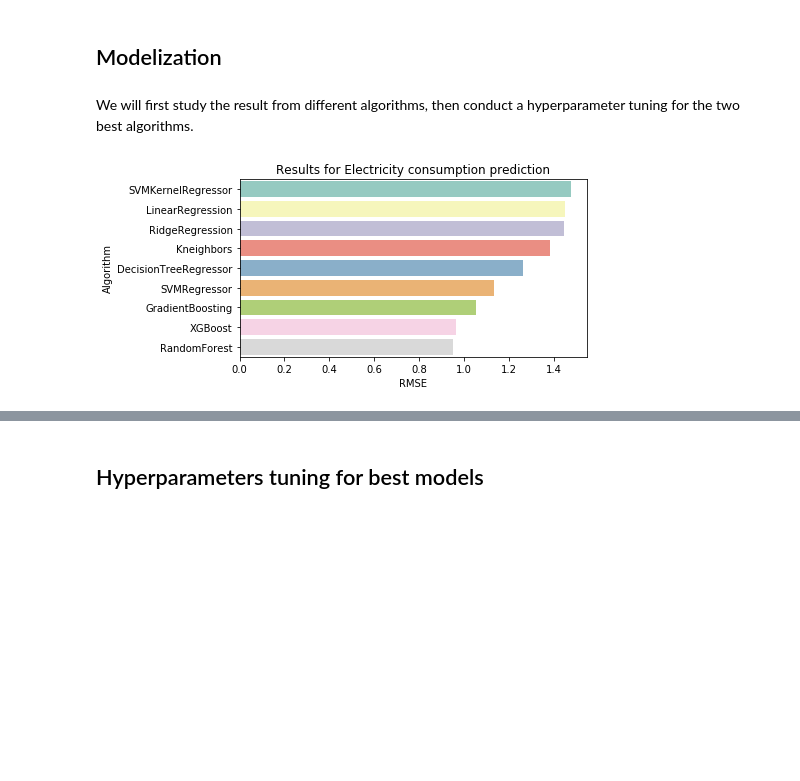
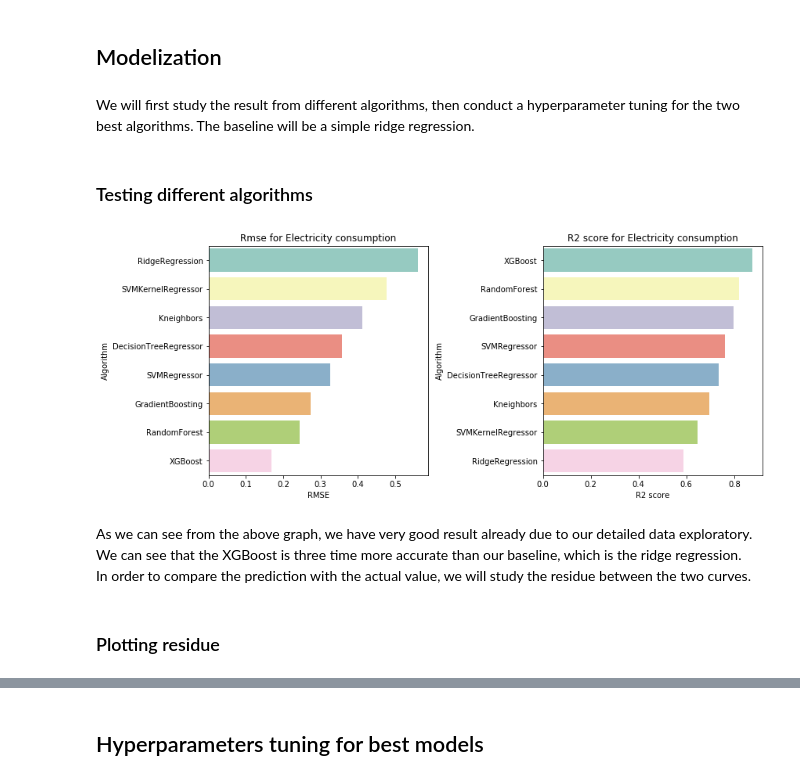
Before and after one commit to JulesLB/OpenClassroomsProject, a Jupyter notebook: Project4/Project4 _ Prediction.ipynb, the cells around one changed output, grey strips where cells are left out. Saved outputs shown, nothing was run; the diff lists cells and outputs as text; code cells hidden in the pictures; blank space fills up the shorter version.

Commit message:
Final results

```diff
--- a/Project4/Project4 _ Prediction.ipynb
+++ b/Project4/Project4 _ Prediction.ipynb
@@ -59,54 +69,64 @@ X_test_std = std_scaler.transform(X_test)
 ## Modelization
 # %% [markdown]
 We will first study the result from different algorithms, then conduct a hyperparameter tuning for the two best algorithms.
+The baseline will be a simple ridge regression.
 # %%
 def compute_output(clf, X_train, y_train, X_test):
     """Fit the classifier and predict the output"""
     clf.fit(X_train,y_train)
     y_pred_fnc = clf.predict(X_test)
     return y_pred_fnc
+# %% [markdown]
+### Testing different algorithms
 # %%
 #Electricity prediction
 classifiers = []
 
-classifiers.append(RandomForestRegressor(n_jobs=-1, n_estimators=100))
-classifiers.append(xgb.XGBRegressor(objective="reg:squarederror", random_state=42))
-classifiers.append(GradientBoostingRegressor(n_estimators=100))
+classifiers.append(RandomForestRegressor(n_jobs=-1, n_estimators=100,random_state=seed,max_depth=10))
+classifiers.append(xgb.XGBRegressor(objective="reg:squarederror",n_estimators=100, random_state=seed))
+classifiers.append(GradientBoostingRegressor(n_estimators=100, random_state=seed))
 classifiers.append(DecisionTreeRegressor())
 classifiers.append(KNeighborsRegressor(n_jobs=8, n_neighbors=5, weights='distance', p=2))
 classifiers.append(svm.SVR(gamma="auto"))
 classifiers.append(svm.SVR(kernel='rbf', C=100, gamma=0.1, epsilon=.1))
 classifiers.append(linear_model.Ridge())
-classifiers.append(linear_model.LinearRegression())
+# classifiers.append(linear_model.LinearRegression())
 
 y_pred_all = []
-error_all = []
+error_all_r2 = []
+error_all_rmse = []
 
 for i,clf in enumerate(classifiers):
     y_pred_all.append(compute_output(clf,X_train_std, y_train, X_test_std))
-    error_all.append(metrics.mean_squared_error(y_test, y_pred_all[i]))
-#     error_test.append(metrics.mean_squared_error(y_test, y_pred_test[i]))
+    error_all_r2.append(metrics.r2_score(y_test, y_pred_all[i]))
+    error_all_rmse.append(metrics.mean_squared_error(y_test, y_pred_all[i]))
 # %%
-def draw_result(results,algorithm_name,title):
-    cv_res = pd.DataFrame({"RMSE":results,"Algorithm":algorithm_name})
-    new_idx = cv_res.RMSE.sort_values(ascending=False).index
+def draw_result(results,x_label,algorithm_name,title):
+    name = str(results)
+    cv_res = pd.DataFrame({'Result':results,"Algorithm":algorithm_name})
+    new_idx = cv_res.Result.sort_values(ascending=False).index
     cv_res = cv_res.reindex(new_idx)
-    g = sns.barplot("RMSE","Algorithm",data = cv_res, palette="Set3",orient = "h")
-    g.set_xlabel("RMSE")
+    g = sns.barplot("Result","Algorithm",data = cv_res, palette="Set3",orient = "h")
+    g.set_xlabel(x_label)
 #     g.set(xlim=(0,2))#max(cv_res["R2_score"]
     g = g.set_title(title)
 
 algo = ["RandomForest","XGBoost","GradientBoosting","DecisionTreeRegressor","Kneighbors",
-        "SVMRegressor","SVMKernelRegressor","RidgeRegression","LinearRegression"]
+        "SVMRegressor","SVMKernelRegressor","RidgeRegression"]#,"LinearRegression"]
 
-figure = plt.figure(figsize=(7,6))
-# plt.subplot(211)
-# draw_result(error_all1,algo,"Results for CO2 emission prediction")
-plt.subplot(212)
-draw_result(error_all,algo,"Results for Electricity consumption prediction")
+figure = plt.figure(figsize=(12,5))
+plt.subplot(121)
+draw_result(error_all_rmse,"RMSE",algo,"Rmse for Electricity consumption")
+plt.subplot(122)
+draw_result(error_all_r2,"R2 score",algo,"R2 score for Electricity consumption")
 figure.tight_layout(pad=1.0)
 # %% [output]
-[figure, old version]
+[figure, new version]
+# %% [markdown]
+As we can see from the above graph, we have very good result already due to our detailed data exploratory. We can see that the XGBoost is three time more accurate than our baseline, which is the ridge regression.
+In order to compare the prediction with the actual value, we will study the residue between the two curves.
+# %% [markdown]
+### Plotting residue
 # %%
 #Compare results
 y_f = pd.DataFrame({"y_true":y_test,"y_pred":y_pred_all[1]})
```
Also changed, not shown: parts of 72 cells of this notebook, 1 other file.
